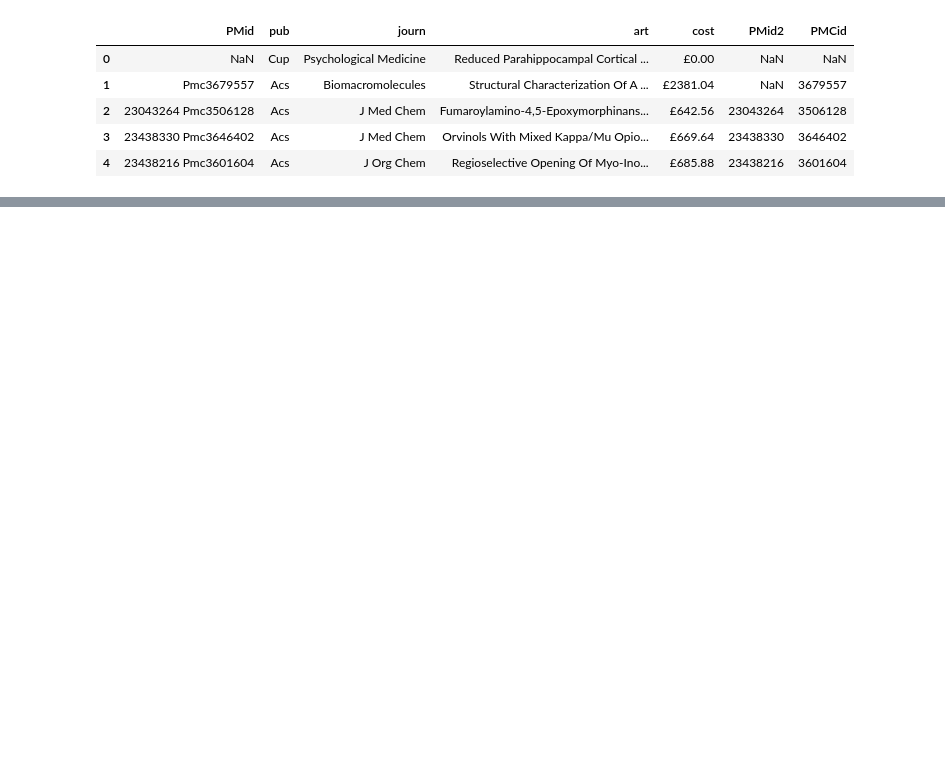
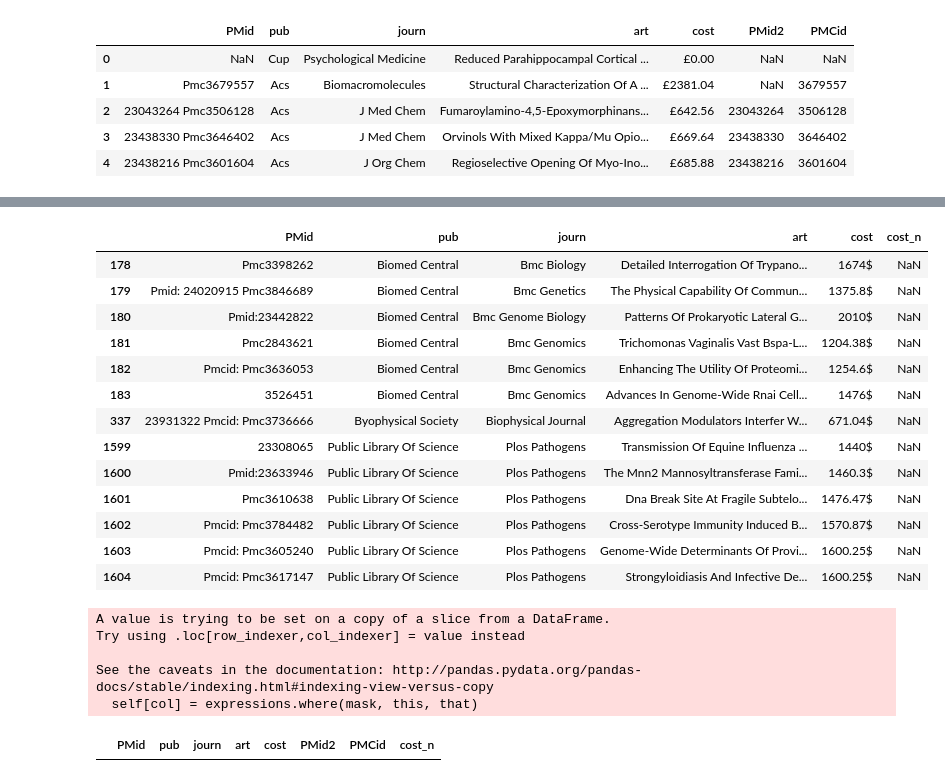
Before and after one commit to chrisoyer/thinkful_notes, a Jupyter notebook: drills/12.6 Data cleaning drill.ipynb, the cells around one changed output, grey strips where cells are left out. Saved outputs shown, nothing was run; the diff lists cells and outputs as text; code cells hidden in the pictures; blank space fills up the shorter version.

```diff
--- a/drills/12.6 Data cleaning drill.ipynb
+++ b/drills/12.6 Data cleaning drill.ipynb
@@ -154,3 +189,42 @@ data_df.cost_n.sum()
+# %%
+#remove null costs
+data_df[data_df['cost_n'].isnull()]
+#cost nulls are actually dollars.
+# %% [output]
+|  | PMid | pub | journ | art | cost | cost_n |
+| 178 | Pmc3398262 | Biomed Central | Bmc Biology | Detailed Interrogation Of Trypano... | 1674$ | NaN |
+| 179 | Pmid: 24020915 Pmc3846689 | Biomed Central | Bmc Genetics | The Physical Capability Of Commun... | 1375.8$ | NaN |
+| 180 | Pmid:23442822 | Biomed Central | Bmc Genome Biology | Patterns Of Prokaryotic Lateral G... | 2010$ | NaN |
+| 181 | Pmc2843621 | Biomed Central | Bmc Genomics | Trichomonas Vaginalis Vast Bspa-L... | 1204.38$ | NaN |
+| 182 | Pmcid: Pmc3636053 | Biomed Central | Bmc Genomics | Enhancing The Utility Of Proteomi... | 1254.6$ | NaN |
+| 183 | 3526451 | Biomed Central | Bmc Genomics | Advances In Genome-Wide Rnai Cell... | 1476$ | NaN |
+| 337 | 23931322 Pmcid: Pmc3736666 | Byophysical Society | Biophysical Journal | Aggregation Modulators Interfer W... | 671.04$ | NaN |
+| 1599 | 23308065 | Public Library Of Science | Plos Pathogens | Transmission Of Equine Influenza ... | 1440$ | NaN |
+| 1600 | Pmid:23633946 | Public Library Of Science | Plos Pathogens | The Mnn2 Mannosyltransferase Fami... | 1460.3$ | NaN |
+| 1601 | Pmc3610638 | Public Library Of Science | Plos Pathogens | Dna Break Site At Fragile Subtelo... | 1476.47$ | NaN |
+| 1602 | Pmcid: Pmc3784482 | Public Library Of Science | Plos Pathogens | Cross-Serotype Immunity Induced B... | 1570.87$ | NaN |
+| 1603 | Pmcid: Pmc3605240 | Public Library Of Science | Plos Pathogens | Genome-Wide Determinants Of Provi... | 1600.25$ | NaN |
+| 1604 | Pmcid: Pmc3617147 | Public Library Of Science | Plos Pathogens | Strongyloidiasis And Infective De... | 1600.25$ | NaN |
+# %%
+#convert dollar costs to pounds
+data_nonquid = data_df[data_df['cost_n'].isnull()]
+data_nonquid.loc[:,'cost_n'] = pd.to_numeric(data_nonquid.loc[:,'cost'].str.replace(r"\$", "", regex=True))
+data_df.update(data_nonquid, join='left', overwrite=True, filter_func=None, errors='ignore')
+#check for nulls
+#data_df[data_df['cost_n'].isnull()]
+
+#this isn't putting updated value back in??
+# %% [output]
+A value is trying to be set on a copy of a slice from a DataFrame.
+Try using .loc[row_indexer,col_indexer] = value instead
+
+See the caveats in the documentation: http://pandas.pydata.org/pandas-docs/stable/indexing.html#indexing-view-versus-copy
+  self[col] = expressions.where(mask, this, that)
+# %%
+data_df[data_df['cost_n'].isnull()]
+#data_df
+# %% [output]
+|  | PMid | pub | journ | art | cost | PMid2 | PMCid | cost_n |
 # %%
 #confirm cost is numeric now
 data_df.dtypes
```
Also changed, not shown: parts of 14 cells of this notebook.
